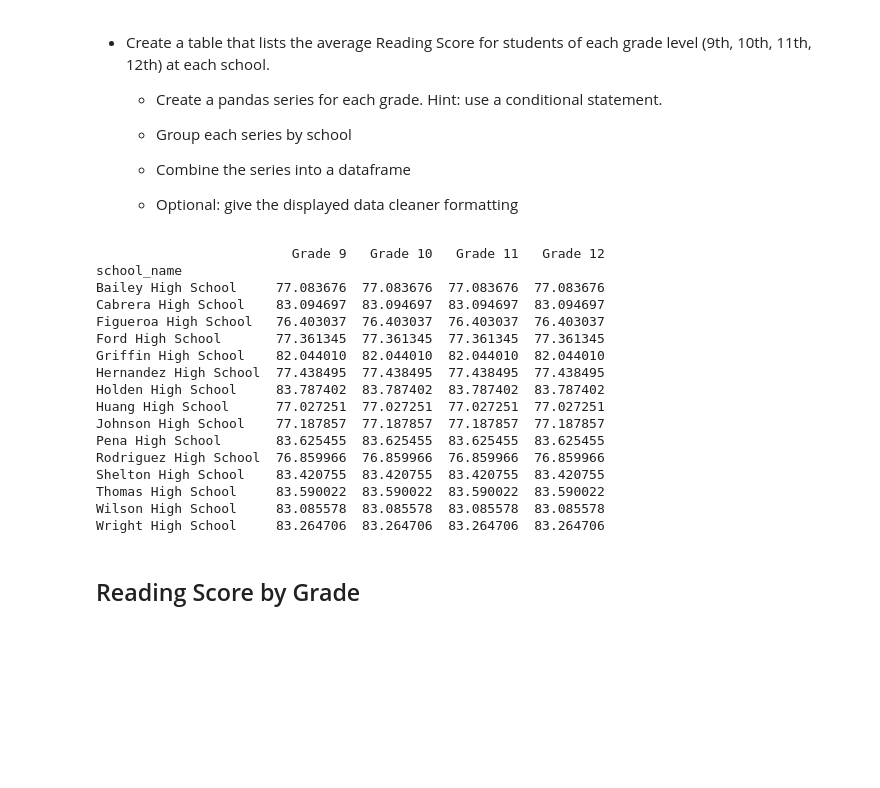
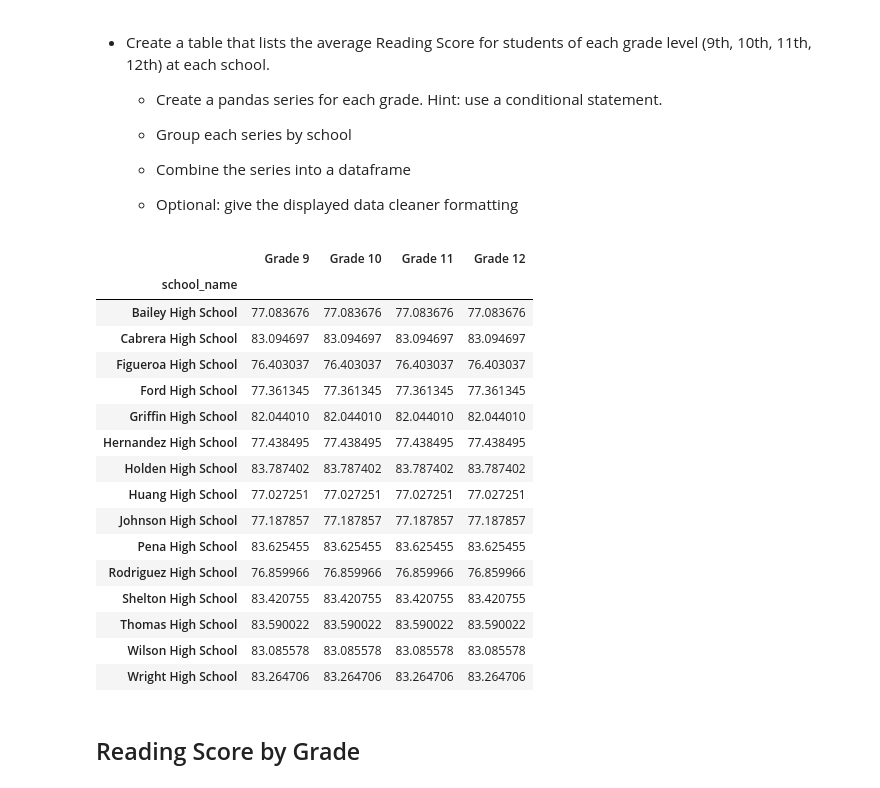
Before and after one commit to KatherineH-cls/pandas-challenge, a Jupyter notebook: PyCitySchools/PyCitySchools.ipynb, the cells around one changed output. Drawn from its saved outputs; the diff is of its cells as text; code cells hidden in the pictures; blank space fills up the shorter version.

```diff
--- a/PyCitySchools/PyCitySchools.ipynb
+++ b/PyCitySchools/PyCitySchools.ipynb
@@ -297,47 +274,47 @@ Johnson High School          0.535392
 # %%
 # Filter data for grade 9, groupby school,
 # convert to a dataframe so that the column can be renamed
 grade_9_mdata = school_data_complete[school_data_complete["grade"]=="9th"].groupby("school_name")["math_score"].mean()
 grade_9_mdf = pd.DataFrame(grade_9_mdata)
 grade_9_math = grade_9_mdf.rename(columns = ({"math_score":"Grade 9"}))
 
 # repeat for grade 10
 grade_10_mdata = school_data_complete[school_data_complete["grade"]=="10th"].groupby("school_name")["math_score"].mean()
 grade_10_mdf = pd.DataFrame(grade_9_mdata)
 grade_10_math = grade_10_mdf.rename(columns = ({"math_score":"Grade 10"}))
 
 # repeat for grade 10
 grade_11_mdata = school_data_complete[school_data_complete["grade"]=="11th"].groupby("school_name")["math_score"].mean()
 grade_11_mdf = pd.DataFrame(grade_9_mdata)
 grade_11_math = grade_11_mdf.rename(columns = ({"math_score":"Grade 11"}))
 
 # repeat for grade 10
 grade_12_mdata = school_data_complete[school_data_complete["grade"]=="12th"].groupby("school_name")["math_score"].mean()
 grade_12_mdf = pd.DataFrame(grade_9_mdata)
 grade_12_math = grade_12_mdf.rename(columns = ({"math_score":"Grade 12"}))
 
 # join data frames together
 reading_by_grade = pd.concat([grade_9_math, grade_10_math, grade_11_math, grade_12_math], axis = 1)
 
-print(reading_by_grade)
+reading_by_grade.style
 # %% [output]
-                         Grade 9   Grade 10   Grade 11   Grade 12
-school_name
-Bailey High School     77.083676  77.083676  77.083676  77.083676
-Cabrera High School    83.094697  83.094697  83.094697  83.094697
-Figueroa High School   76.403037  76.403037  76.403037  76.403037
-Ford High School       77.361345  77.361345  77.361345  77.361345
-Griffin High School    82.044010  82.044010  82.044010  82.044010
-Hernandez High School  77.438495  77.438495  77.438495  77.438495
-Holden High School     83.787402  83.787402  83.787402  83.787402
-Huang High School      77.027251  77.027251  77.027251  77.027251
-Johnson High School    77.187857  77.187857  77.187857  77.187857
-Pena High School       83.625455  83.625455  83.625455  83.625455
-Rodriguez High School  76.859966  76.859966  76.859966  76.859966
-Shelton High School    83.420755  83.420755  83.420755  83.420755
-Thomas High School     83.590022  83.590022  83.590022  83.590022
-Wilson High School     83.085578  83.085578  83.085578  83.085578
-Wright High School     83.264706  83.264706  83.264706  83.264706
+|  | Grade 9 | Grade 10 | Grade 11 | Grade 12 |
+| school_name |  |  |  |  |
+| Bailey High School | 77.083676 | 77.083676 | 77.083676 | 77.083676 |
+| Cabrera High School | 83.094697 | 83.094697 | 83.094697 | 83.094697 |
+| Figueroa High School | 76.403037 | 76.403037 | 76.403037 | 76.403037 |
+| Ford High School | 77.361345 | 77.361345 | 77.361345 | 77.361345 |
+| Griffin High School | 82.044010 | 82.044010 | 82.044010 | 82.044010 |
+| Hernandez High School | 77.438495 | 77.438495 | 77.438495 | 77.438495 |
+| Holden High School | 83.787402 | 83.787402 | 83.787402 | 83.787402 |
+| Huang High School | 77.027251 | 77.027251 | 77.027251 | 77.027251 |
+| Johnson High School | 77.187857 | 77.187857 | 77.187857 | 77.187857 |
+| Pena High School | 83.625455 | 83.625455 | 83.625455 | 83.625455 |
+| Rodriguez High School | 76.859966 | 76.859966 | 76.859966 | 76.859966 |
+| Shelton High School | 83.420755 | 83.420755 | 83.420755 | 83.420755 |
+| Thomas High School | 83.590022 | 83.590022 | 83.590022 | 83.590022 |
+| Wilson High School | 83.085578 | 83.085578 | 83.085578 | 83.085578 |
+| Wright High School | 83.264706 | 83.264706 | 83.264706 | 83.264706 |
 # %% [markdown]
 ## Reading Score by Grade
 # %% [markdown]
```
Also changed, not shown: parts of 5 cells of this notebook.
